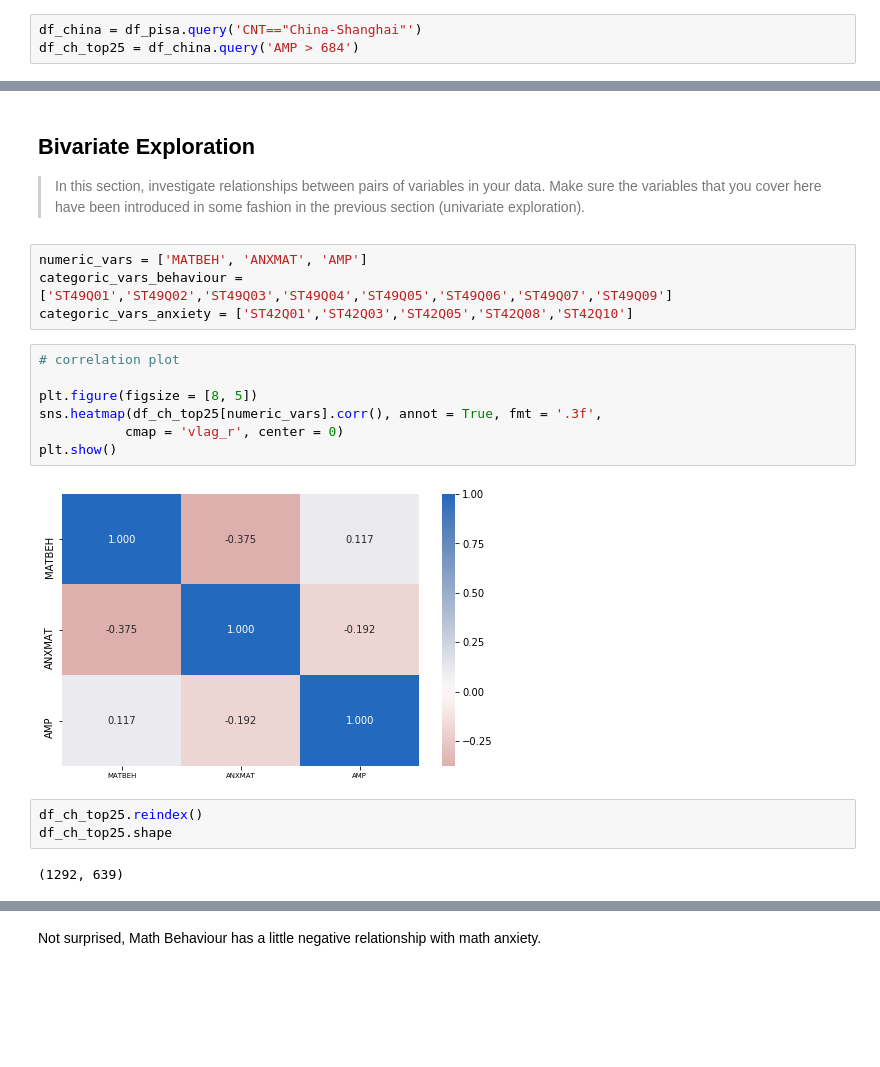
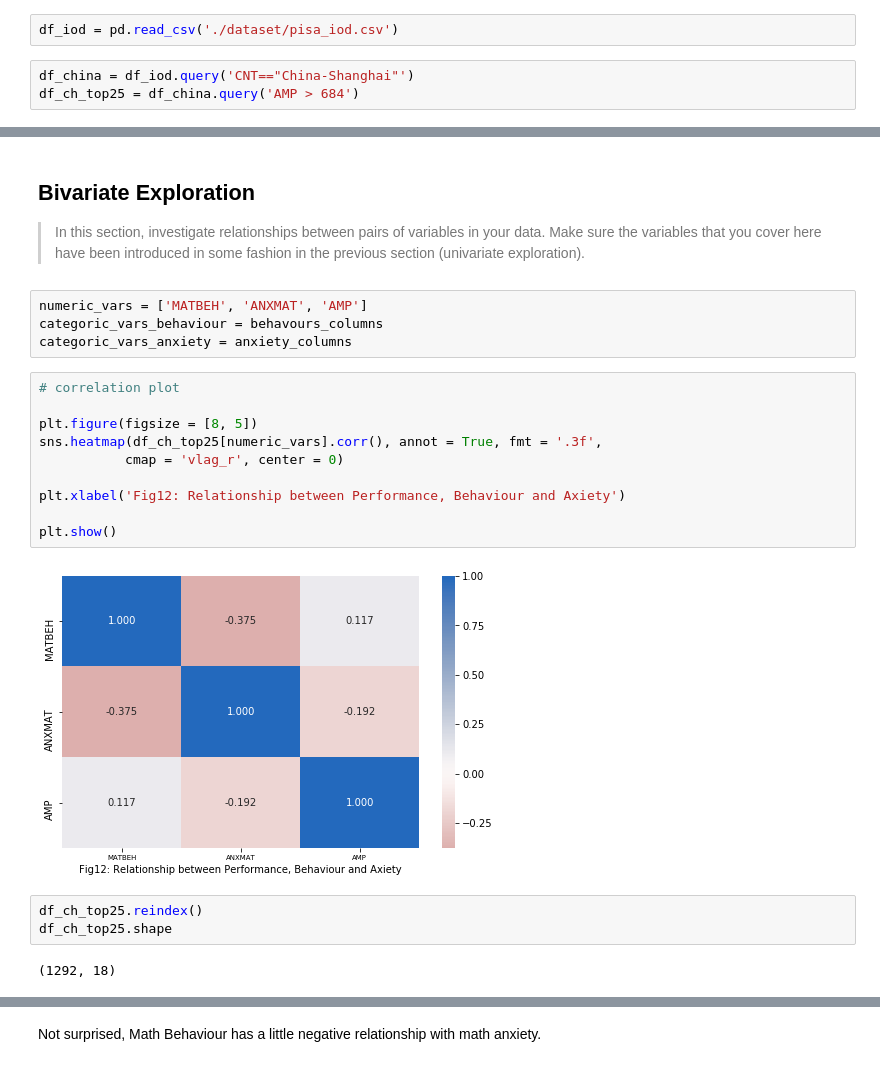
Before and after one commit to EllenZhangYarong/DataScience, a Jupyter notebook: DAND/CapstoneProjects/Project4_PISA/exploration_PISA.ipynb, the cells around one changed output, grey strips where cells are left out. Saved outputs shown, nothing was run; the diff lists cells and outputs as text; blank space fills up the shorter version.

```diff
--- a/DAND/CapstoneProjects/Project4_PISA/exploration_PISA.ipynb
+++ b/DAND/CapstoneProjects/Project4_PISA/exploration_PISA.ipynb
@@ -394,4 +443,6 @@ I compared the average math performance between Shanghai China and New Zealand.
+# %%
+df_iod = pd.read_csv('./dataset/pisa_iod.csv')
 # %%
-df_china = df_pisa.query('CNT=="China-Shanghai"')
+df_china = df_iod.query('CNT=="China-Shanghai"')
 df_ch_top25 = df_china.query('AMP > 684')
 # %%
@@ -596,22 +691,25 @@ plt.show()
 > In this section, investigate relationships between pairs of variables in your
 data. Make sure the variables that you cover here have been introduced in some
 fashion in the previous section (univariate exploration).
-# %%
-numeric_vars = ['MATBEH', 'ANXMAT', 'AMP']
-categoric_vars_behaviour = ['ST49Q01','ST49Q02','ST49Q03','ST49Q04','ST49Q05','ST49Q06','ST49Q07','ST49Q09']
-categoric_vars_anxiety = ['ST42Q01','ST42Q03','ST42Q05','ST42Q08','ST42Q10']
+# %%
+numeric_vars = ['MATBEH', 'ANXMAT', 'AMP']
+categoric_vars_behaviour = behavours_columns
+categoric_vars_anxiety = anxiety_columns
 # %%
 # correlation plot
 
 plt.figure(figsize = [8, 5])
 sns.heatmap(df_ch_top25[numeric_vars].corr(), annot = True, fmt = '.3f',
            cmap = 'vlag_r', center = 0)
+
+plt.xlabel('Fig12: Relationship between Performance, Behaviour and Axiety')
+
 plt.show()
 # %% [output]
-[figure, old version]
+[figure, new version]
 # %%
 df_ch_top25.reindex()
 df_ch_top25.shape
 # %% [output]
-(1292, 639)
+(1292, 18)
 # %%
```
Also changed, not shown: parts of 74 cells of this notebook, 19 other files.
